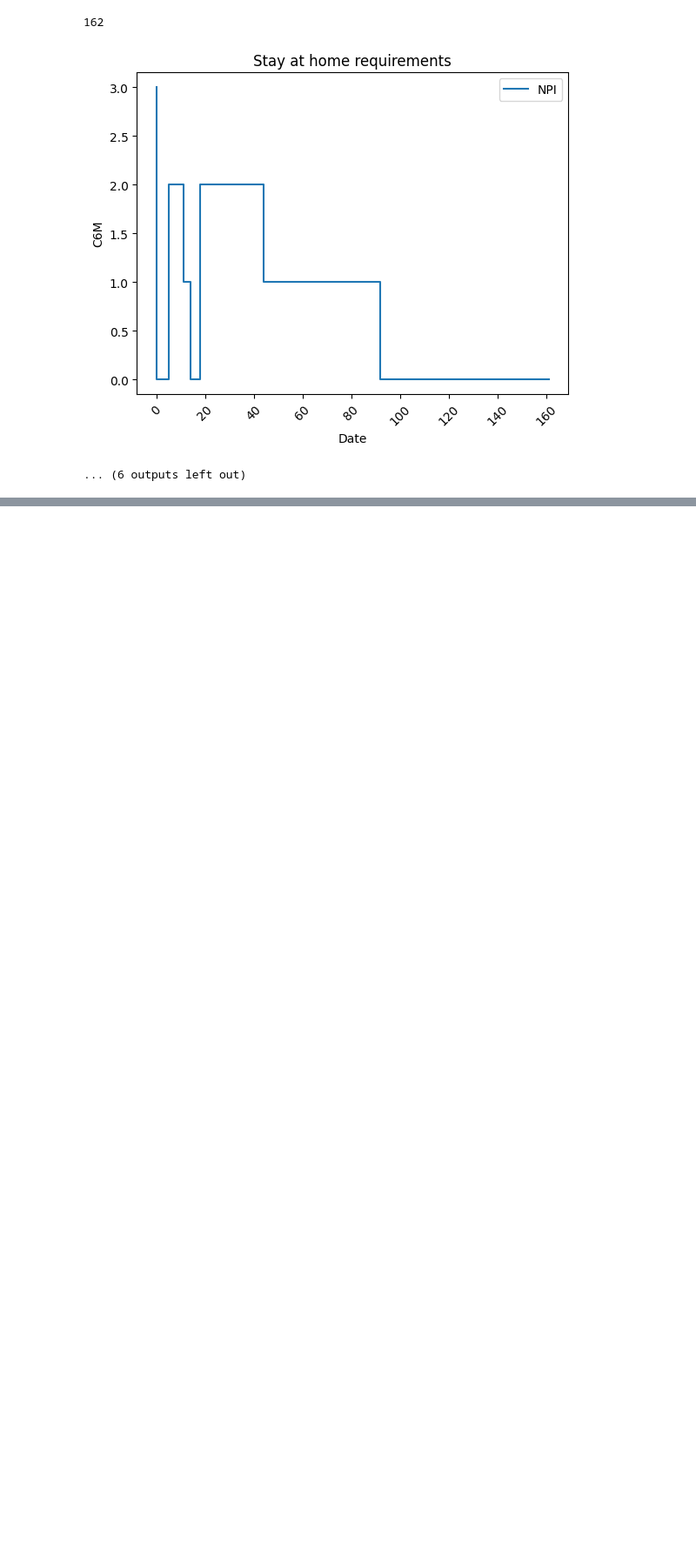
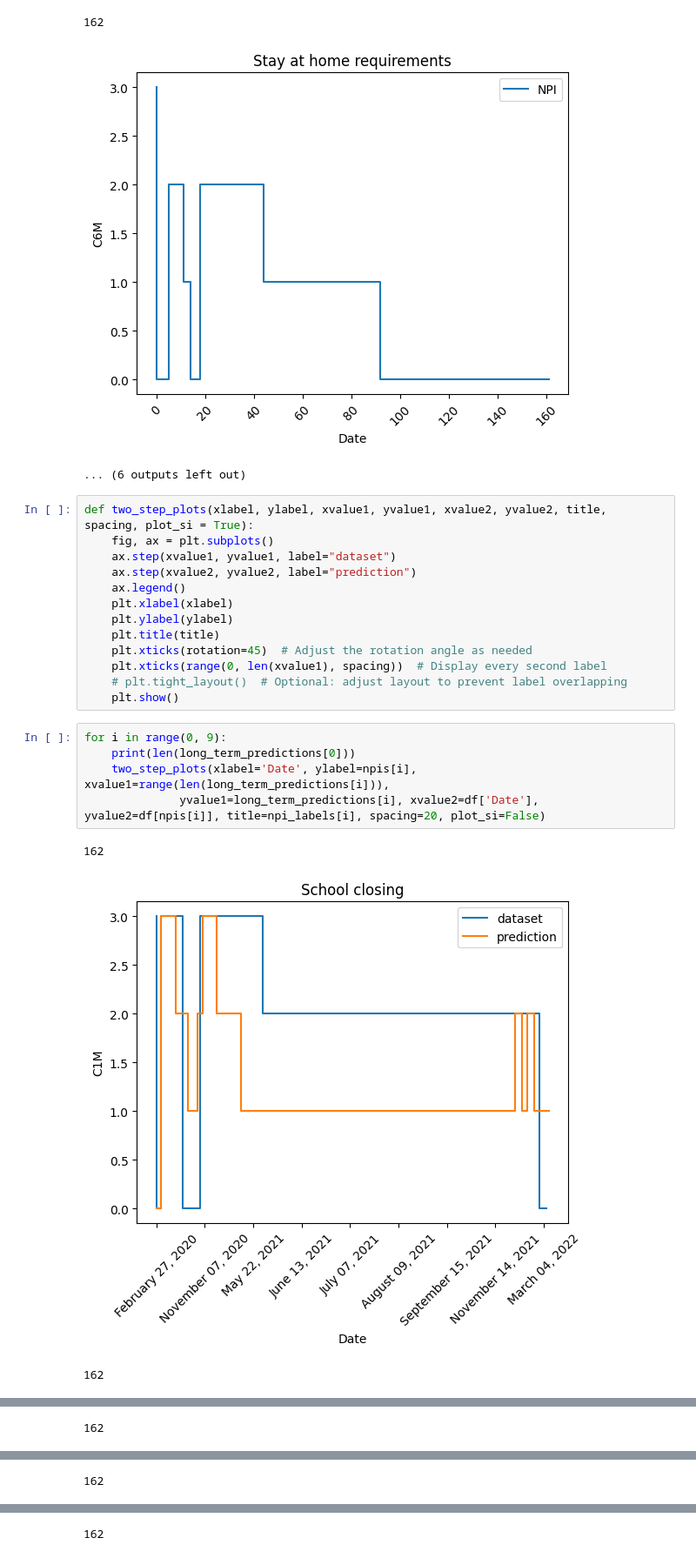
Before and after one commit to mpiotro4/PBAD, a Jupyter notebook: PBAD_2.ipynb, the cells around one changed output, grey strips where cells are left out. Shown at 87% size. Cells and saved outputs as stored; diff of their text form; blank space fills up the shorter version.

Commit message:
updated charts

```diff
--- a/PBAD_2.ipynb
+++ b/PBAD_2.ipynb
@@ -493,3 +493,25 @@ for i in range(0, 9):
 162
 [figure]
 ... (6 outputs left out)
+# %%
+def two_step_plots(xlabel, ylabel, xvalue1, yvalue1, xvalue2, yvalue2, title, spacing, plot_si = True):
+    fig, ax = plt.subplots()
+    ax.step(xvalue1, yvalue1, label="dataset")
+    ax.step(xvalue2, yvalue2, label="prediction")
+    ax.legend()
+    plt.xlabel(xlabel)
+    plt.ylabel(ylabel)
+    plt.title(title)
+    plt.xticks(rotation=45)  # Adjust the rotation angle as needed
+    plt.xticks(range(0, len(xvalue1), spacing))  # Display every second label
+    # plt.tight_layout()  # Optional: adjust layout to prevent label overlapping
+    plt.show()
+# %%
+for i in range(0, 9):
+    print(len(long_term_predictions[0]))
+    two_step_plots(xlabel='Date', ylabel=npis[i], xvalue1=range(len(long_term_predictions[i])),
+              yvalue1=long_term_predictions[i], xvalue2=df['Date'],  yvalue2=df[npis[i]], title=npi_labels[i], spacing=20, plot_si=False)
+# %% [output]
+162
+[figure, added]
+162
@@ -495,0 +519 @@ for i in range(0, 9):
+162
@@ -495,0 +521 @@ for i in range(0, 9):
+162
@@ -495,0 +523 @@ for i in range(0, 9):
+162
```
Also changed, not shown: parts of 1 cell of this notebook.
